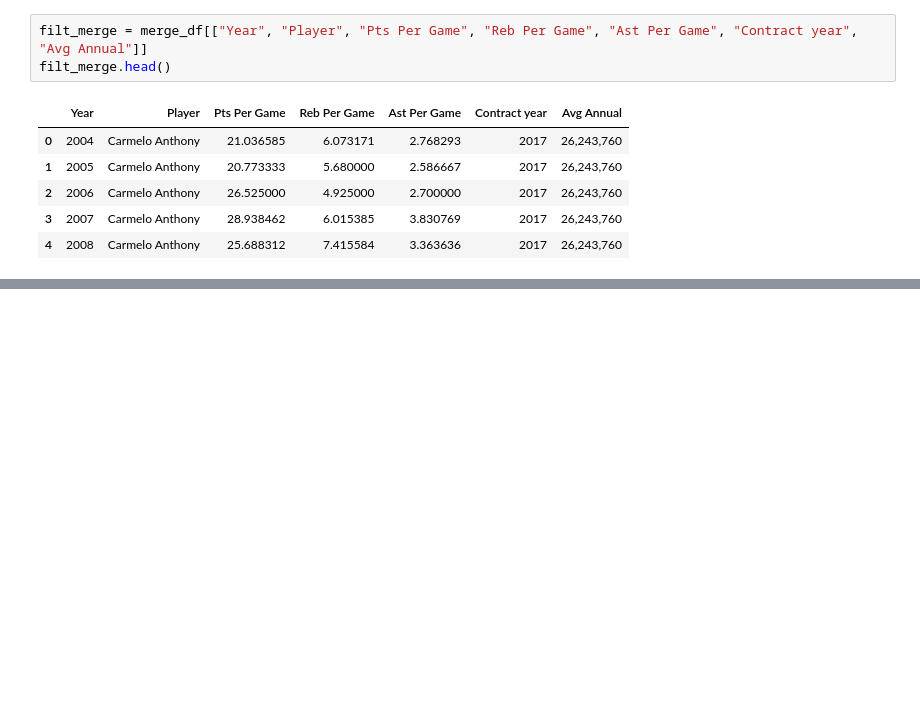
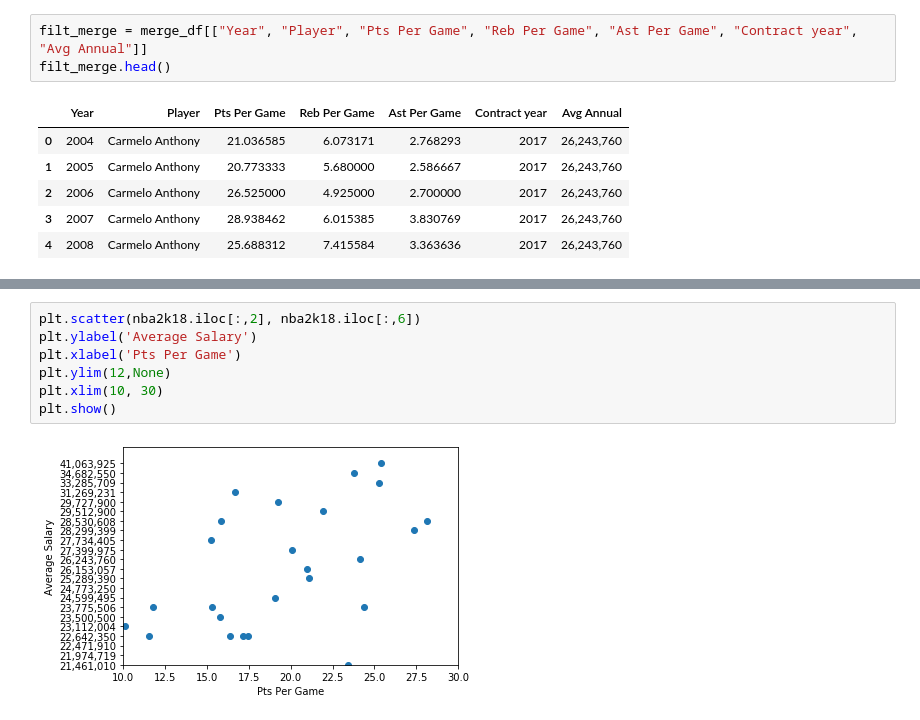
Before and after one commit to kyle-rgb/BigThree_Salary_Project, a Jupyter notebook: NBA data/NBA_Top_50.ipynb, the cells around one changed output, grey strips where cells are left out. Cells and saved outputs as stored; diff of their text form; blank space fills up the shorter version.

```diff
--- a/NBA data/NBA_Top_50.ipynb
+++ b/NBA data/NBA_Top_50.ipynb
@@ -219,0 +189,9 @@ plt.show()
+# %%
+plt.scatter(nba2k18.iloc[:,2], nba2k18.iloc[:,6])
+plt.ylabel('Average Salary')
+plt.xlabel('Pts Per Game')
+plt.ylim(12,None)
+plt.xlim(10, 30)
+plt.show()
+# %% [output]
+[figure, added]
```
Also changed, not shown: parts of 15 cells of this notebook.
